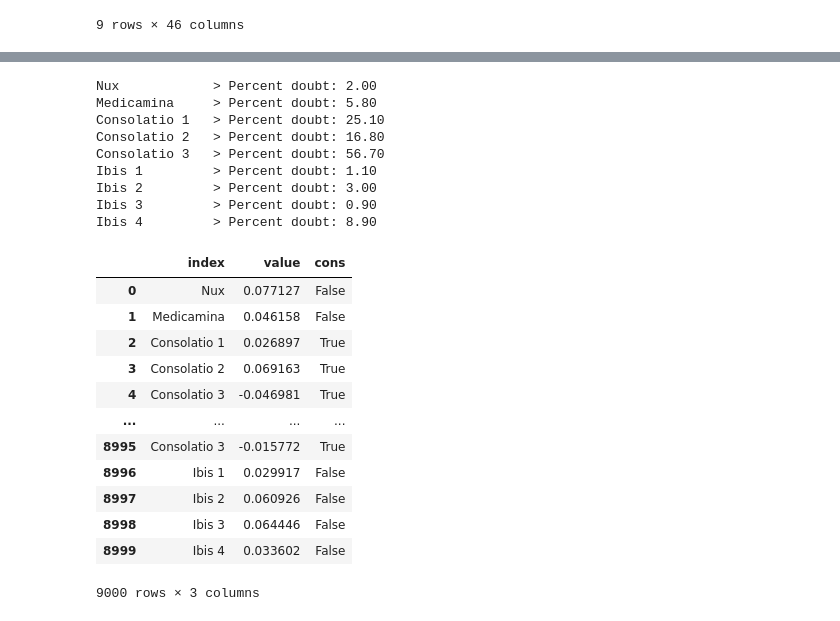
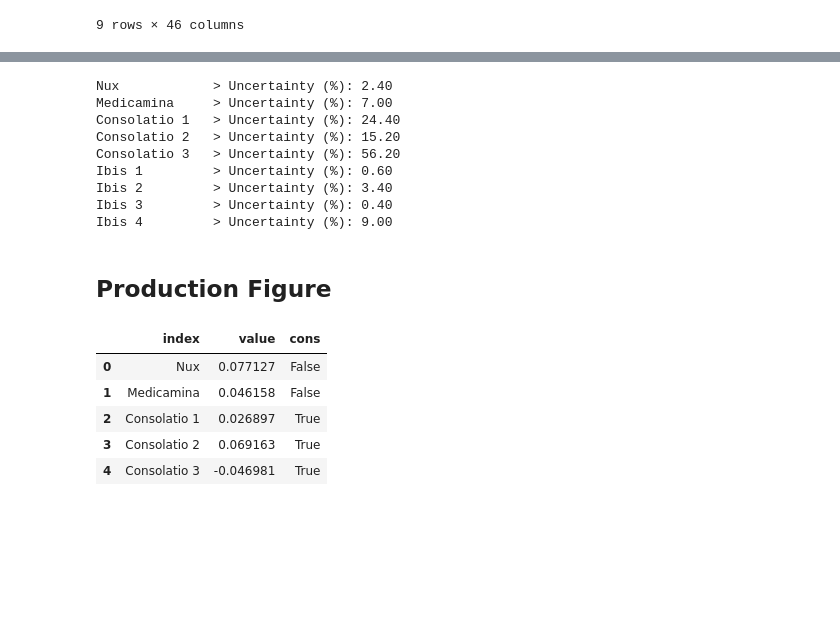
Before and after one commit to bnagy/nux-paper, a Jupyter notebook: repro/nux_boot_poet.ipynb, the cells around one changed output, grey strips where cells are left out. Drawn from its saved outputs; the diff is of its cells as text; code cells hidden in the pictures; blank space fills up the shorter version.

```diff
--- a/repro/nux_boot_poet.ipynb
+++ b/repro/nux_boot_poet.ipynb
@@ -177,15 +174,17 @@ df[df.columns[~df.columns.str.startswith("Consolatio")]].plot(
 # %%
 for poem, ary in results.items():
-    print(f"{poem:<15}> Percent doubt: {sp.stats.percentileofscore(ary, 0):.2f}")
+    print(f"{poem:<15}> Uncertainty (%): {sp.stats.percentileofscore(ary, 0):.2f}")
 # %% [output]
-Nux            > Percent doubt: 2.00
-Medicamina     > Percent doubt: 5.80
-Consolatio 1   > Percent doubt: 25.10
-Consolatio 2   > Percent doubt: 16.80
-Consolatio 3   > Percent doubt: 56.70
-Ibis 1         > Percent doubt: 1.10
-Ibis 2         > Percent doubt: 3.00
-Ibis 3         > Percent doubt: 0.90
-Ibis 4         > Percent doubt: 8.90
+Nux            > Uncertainty (%): 2.40
+Medicamina     > Uncertainty (%): 7.00
+Consolatio 1   > Uncertainty (%): 24.40
+Consolatio 2   > Uncertainty (%): 15.20
+Consolatio 3   > Uncertainty (%): 56.20
+Ibis 1         > Uncertainty (%): 0.60
+Ibis 2         > Uncertainty (%): 3.40
+Ibis 3         > Uncertainty (%): 0.40
+Ibis 4         > Uncertainty (%): 9.00
+# %% [markdown]
+## Production Figure
 # %%
 %load_ext rpy2.ipython
@@ -196,22 +191,16 @@ dff.reset_index(inplace=True)
 # %%
+dff = df.T
+dff.reset_index(inplace=True)
 tst = dff.melt(id_vars=["index"]).drop(["variable"], axis=1)
+tst["cons"] = tst["index"].str.startswith("Cons")
+tst.head()
+# %% [output]
+|  | index | value | cons |
+| 0 | Nux | 0.077127 | False |
+| 1 | Medicamina | 0.046158 | False |
+| 2 | Consolatio 1 | 0.026897 | True |
+| 3 | Consolatio 2 | 0.069163 | True |
+| 4 | Consolatio 3 | -0.046981 | True |
-# %%
-tst["cons"] = tst["index"].str.startswith("Cons")
-tst
-# %% [output]
-|  | index | value | cons |
-| 0 | Nux | 0.077127 | False |
-| 1 | Medicamina | 0.046158 | False |
-| 2 | Consolatio 1 | 0.026897 | True |
-| 3 | Consolatio 2 | 0.069163 | True |
-| 4 | Consolatio 3 | -0.046981 | True |
-| ... | ... | ... | ... |
-| 8995 | Consolatio 3 | -0.015772 | True |
-| 8996 | Ibis 1 | 0.029917 | False |
-| 8997 | Ibis 2 | 0.060926 | False |
-| 8998 | Ibis 3 | 0.064446 | False |
-| 8999 | Ibis 4 | 0.033602 | False |
-9000 rows × 3 columns
 # %%
 %%R -i tst -h 3.5 -w 8 -u in -r 300
 library(ggridges)
```
Also changed, not shown: parts of 13 cells of this notebook, 2 other files.
